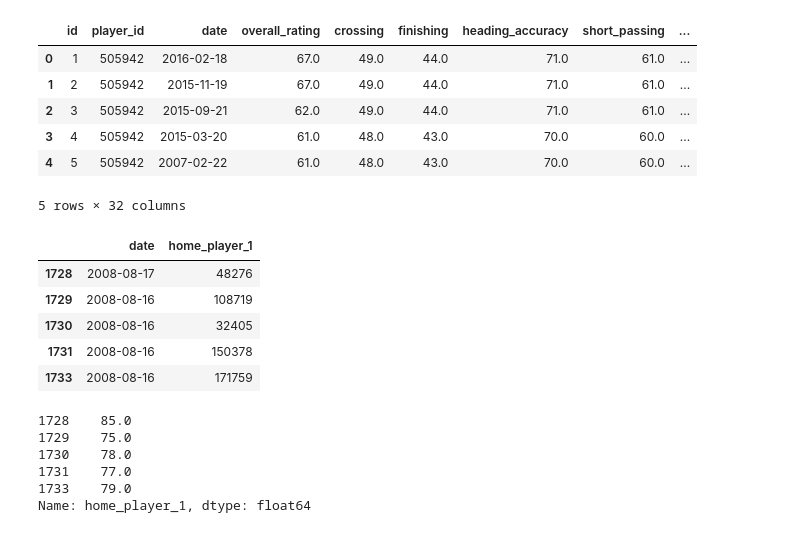
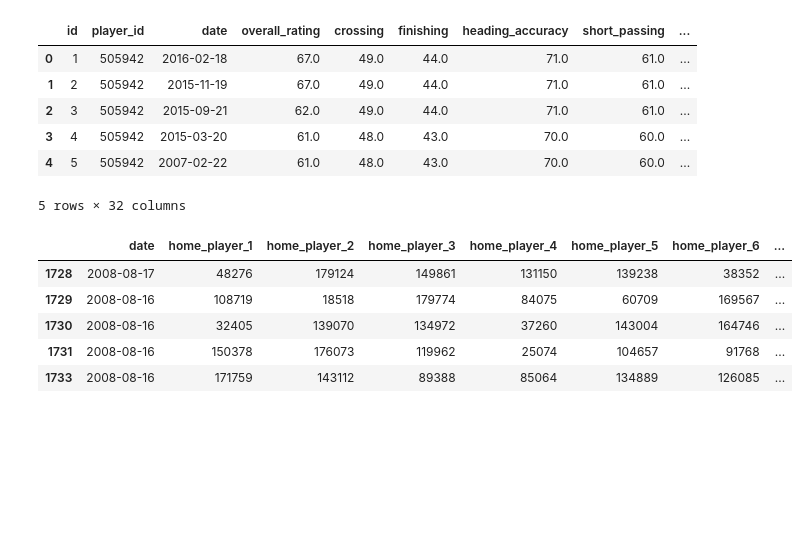
Before and after one commit to amrawadk/football-data-analysis, a Jupyter notebook: build_database.ipynb, the cells around one changed output. Cells and saved outputs as stored; diff of their text form; code cells hidden in the pictures; blank space fills up the shorter version.

```diff
--- a/build_database.ipynb
+++ b/build_database.ipynb
@@ -210,30 +210,26 @@ player_attrib.head(5)
 5 rows × 32 columns
 # %%
 # Get the attributes for each player closest to match point
-target = df[['date', 'home_player_1']].copy()
+target = df[['date'] + home_fields].copy()
 
-def get_most_recent_attributes(player):
-    earlier_dates = player_attrib.loc[(player_attrib['player_id'] == player['home_player_1'])
+def get_most_recent_attributes(player, field):
+    earlier_dates = player_attrib.loc[(player_attrib['player_id'] == player[field])
                                       & (player_attrib['date'] < pd.to_datetime(player['date']))]
     return earlier_dates[earlier_dates['date'] == earlier_dates['date'].max()].index[0]
 
-target['home_player_1'] = target.apply(get_most_recent_attributes, axis=1)
+# Map the ids to the corresponding attribute ids
+for col in home_fields:
+    target[col] = target.apply(lambda s: get_most_recent_attributes(s, col), axis=1)
+
 target.head(5)
 # %% [output]
-|  | date | home_player_1 |
-| 1728 | 2008-08-17 | 48276 |
-| 1729 | 2008-08-16 | 108719 |
-| 1730 | 2008-08-16 | 32405 |
-| 1731 | 2008-08-16 | 150378 |
-| 1733 | 2008-08-16 | 171759 |
+|  | date | home_player_1 | home_player_2 | home_player_3 | home_player_4 | home_player_5 | home_player_6 | ... |
+| 1728 | 2008-08-17 | 48276 | 179124 | 149861 | 131150 | 139238 | 38352 | ... |
+| 1729 | 2008-08-16 | 108719 | 18518 | 179774 | 84075 | 60709 | 169567 | ... |
+| 1730 | 2008-08-16 | 32405 | 139070 | 134972 | 37260 | 143004 | 164746 | ... |
+| 1731 | 2008-08-16 | 150378 | 176073 | 119962 | 25074 | 104657 | 91768 | ... |
+| 1733 | 2008-08-16 | 171759 | 143112 | 89388 | 85064 | 134889 | 126085 | ... |
 # %%
-ratings = target['home_player_1'].replace(to_replace=player_attrib.index.tolist(), value=player_attrib['overall_rating'].tolist())
+ratings = target[home_fields].replace(to_replace=player_attrib.index.tolist(), value=player_attrib['overall_rating'].tolist())
 
 ratings.head()
-# %% [output]
-1728    85.0
-1729    75.0
-1730    78.0
-1731    77.0
-1733    79.0
-Name: home_player_1, dtype: float64
```
Also changed, not shown: parts of 1 cell of this notebook.
